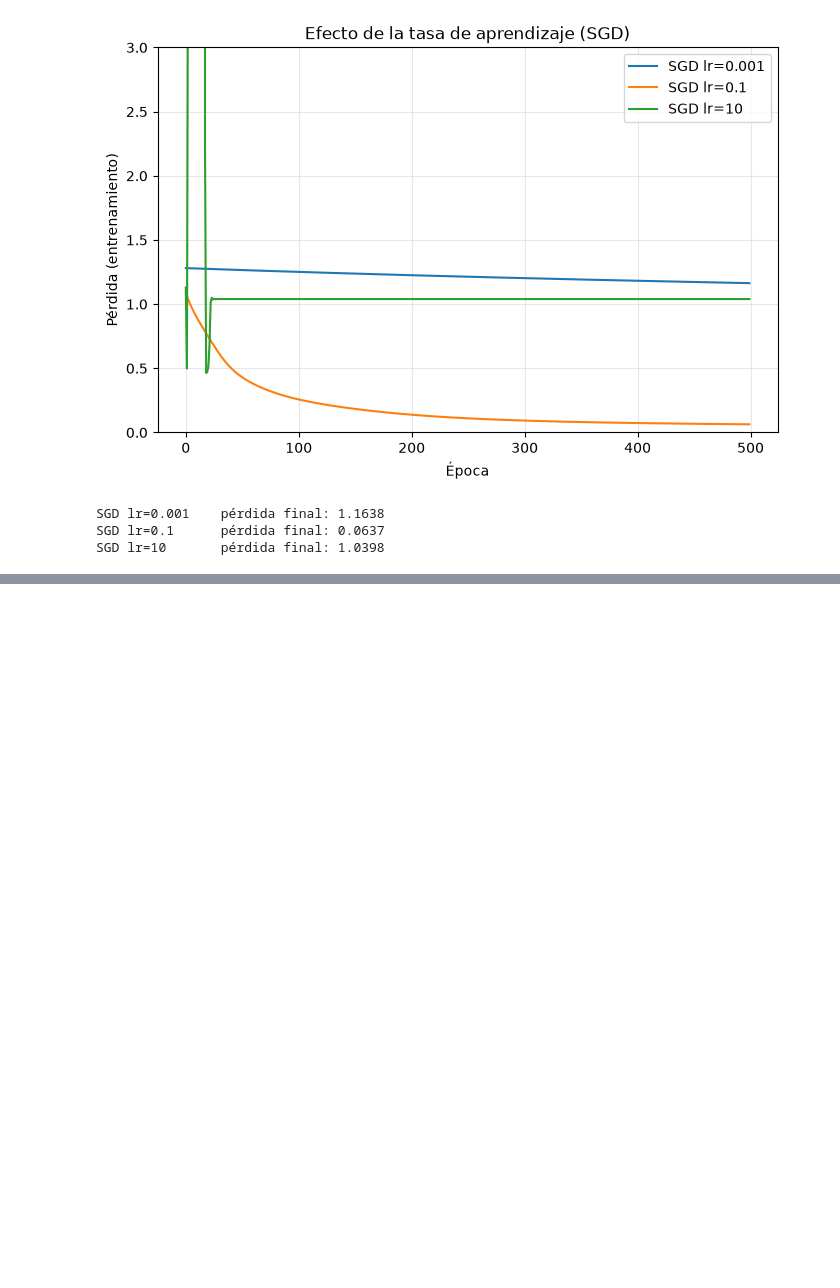
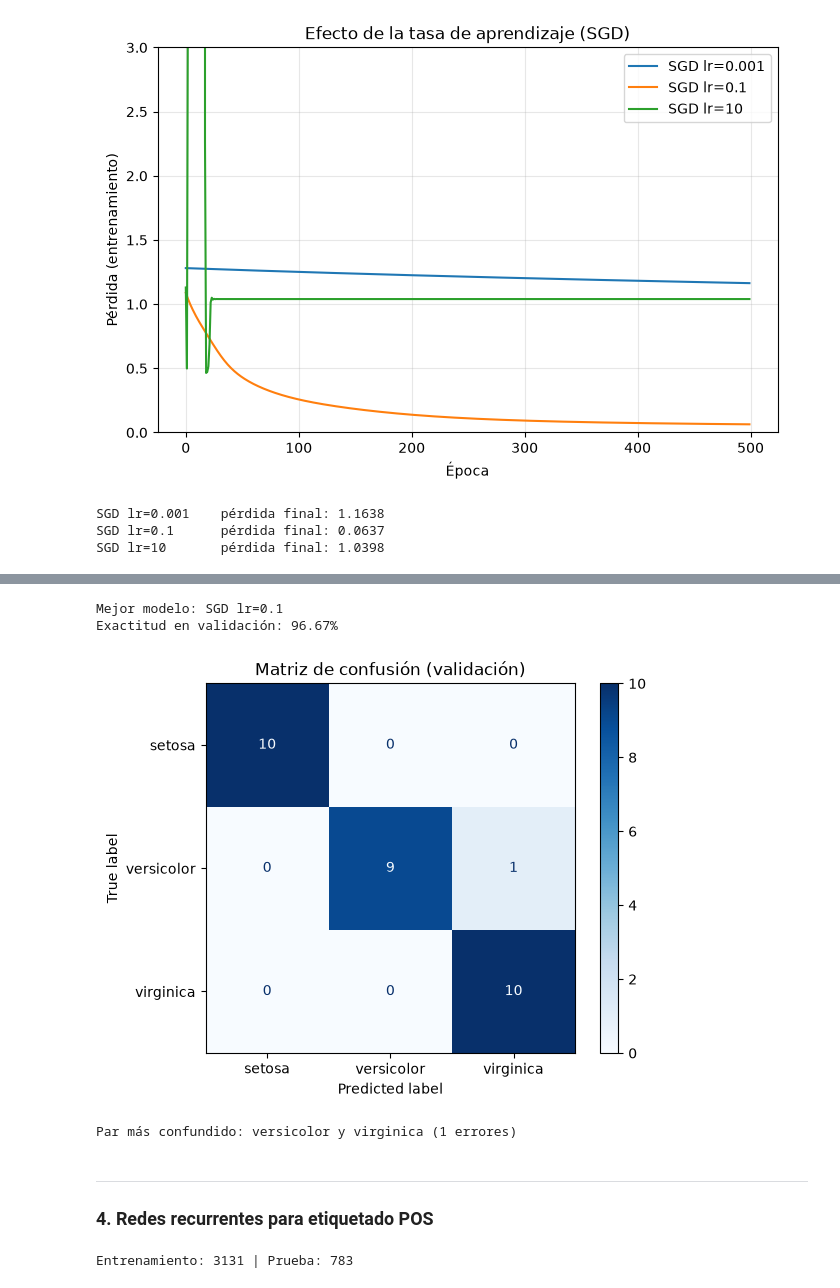
Before and after one commit to Antonio-3108/Natural-Language-Processing, a Jupyter notebook: Laboratorio 7/lab07.ipynb, the cells around one changed output, grey strips where cells are left out. Cells and saved outputs as stored; diff of their text form; code cells hidden in the pictures; blank space fills up the shorter version.

```diff
--- a/Laboratorio 7/lab07.ipynb
+++ b/Laboratorio 7/lab07.ipynb
@@ -269,0 +307,58 @@ SGD lr=10       pérdida final: 1.0398
+# %%
+def evaluate(model, X, y):
+    model.eval()
+    with torch.no_grad():
+        pred = model(X).argmax(dim=1)
+    acc = (pred == y).float().mean().item()
+    return acc, pred
+
+candidates = {k: h for k, h in record.items() if np.isfinite(h[-1])}
+best_name = min(candidates, key=lambda k: candidates[k][-1])
+best_model = modelos[best_name]
+
+acc, pred = evaluate(best_model, X_val, y_val)
+print(f'Mejor modelo: {best_name}')
+print(f'Exactitud en validación: {acc * 100:.2f}%')
+
+cm = confusion_matrix(y_val.numpy(), pred.numpy())
+nombres = iris.target_names
+ConfusionMatrixDisplay(cm, display_labels=nombres).plot(cmap='Blues')
+plt.title('Matriz de confusión (validación)')
+plt.show()
+
+max_err, par = 0, None
+for i in range(3):
+    for j in range(i + 1, 3):
+        errores = cm[i, j] + cm[j, i]
+        if errores > max_err:
+            max_err, par = errores, (nombres[i], nombres[j])
+
+if par is None:
+    print('El modelo no cometió errores en validación.')
+else:
+    print(f'Par más confundido: {par[0]} y {par[1]} ({max_err} errores)')
+# %% [output]
+Mejor modelo: SGD lr=0.1
+Exactitud en validación: 96.67%
+[figure, added]
+Par más confundido: versicolor y virginica (1 errores)
+# %% [markdown]
+---
+
+### 4. Redes recurrentes para etiquetado POS
+# %%
+sents = nltk.corpus.treebank.tagged_sents(tagset='universal')
+
+def clean(sent):
+    return [(w, t) for w, t in sent if not (t == 'X' and (w.startswith('*') or w == '0'))]
+
+sents = [clean(s) for s in sents]
+sents = [s for s in sents if len(s) > 0]
+
+random.seed(42)
+random.shuffle(sents)
+n_train = int(0.8 * len(sents))
+train_sents, test_sents = sents[:n_train], sents[n_train:]
+print('Entrenamiento:', len(train_sents), '| Prueba:', len(test_sents))
+# %% [output]
+Entrenamiento: 3131 | Prueba: 783
```
Also changed, not shown: parts of 10 cells of this notebook, 1 other file.
